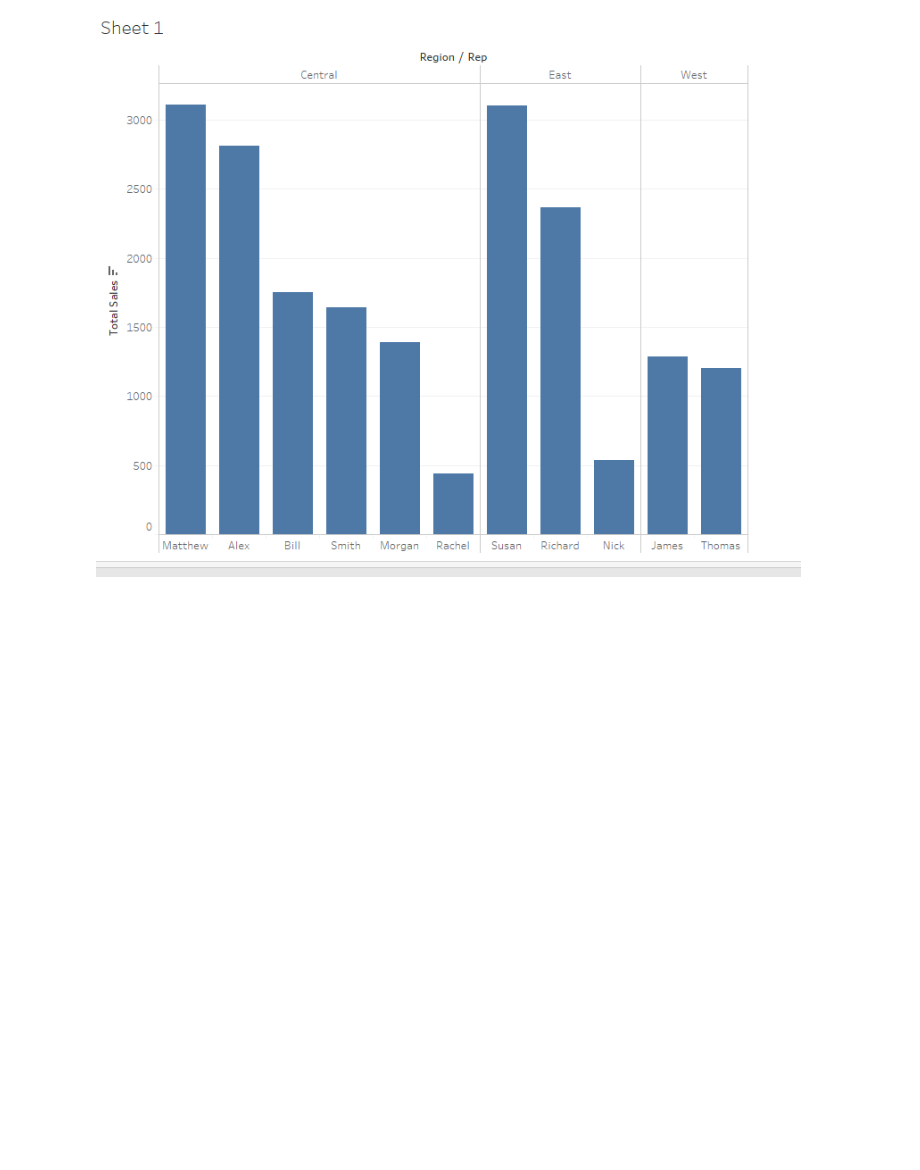
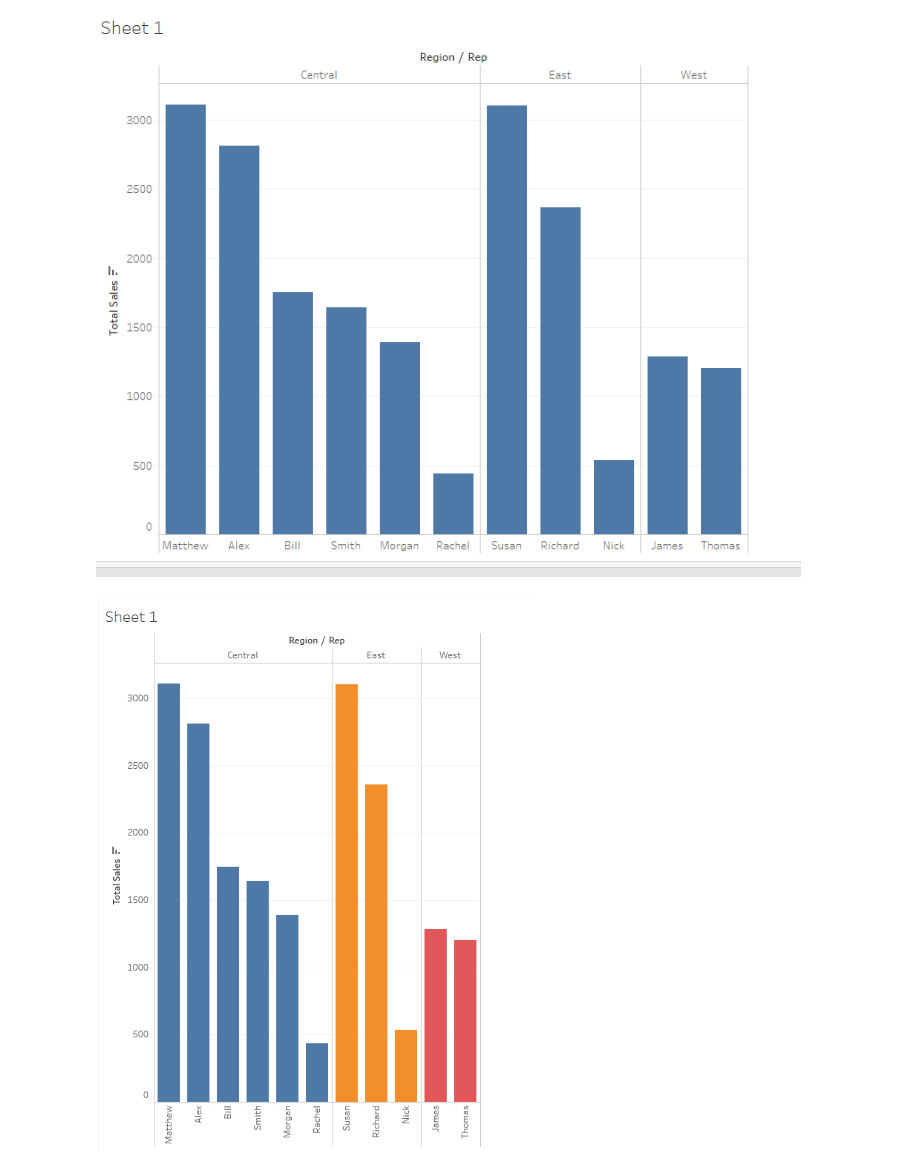
Before and after one commit to MPhillips55/Notes_and_Helper_Files, a Jupyter notebook: Tableau Notes.ipynb, the cells around one changed output. Drawn from its saved outputs; the diff is of its cells as text; code cells hidden in the pictures; blank space fills up the shorter version.

```diff
--- a/Tableau Notes.ipynb
+++ b/Tableau Notes.ipynb
@@ -14,3 +18,7 @@ from IPython.display import Image
 Image('capture.png')
 # %% [output]
 [figure]
+# %%
+Image('capture1.png')
+# %% [output]
+[figure, added]
```
Also changed, not shown: parts of 1 cell of this notebook.
